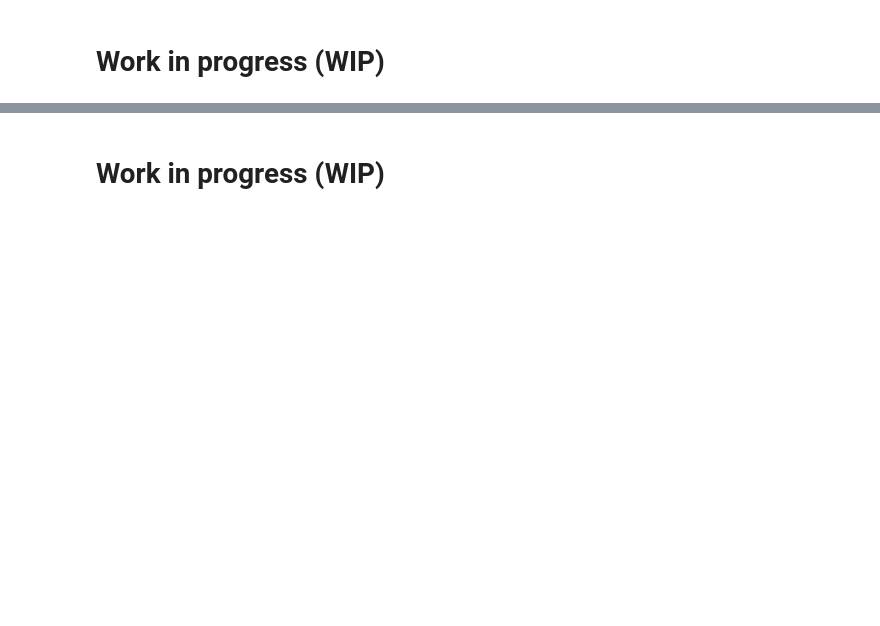
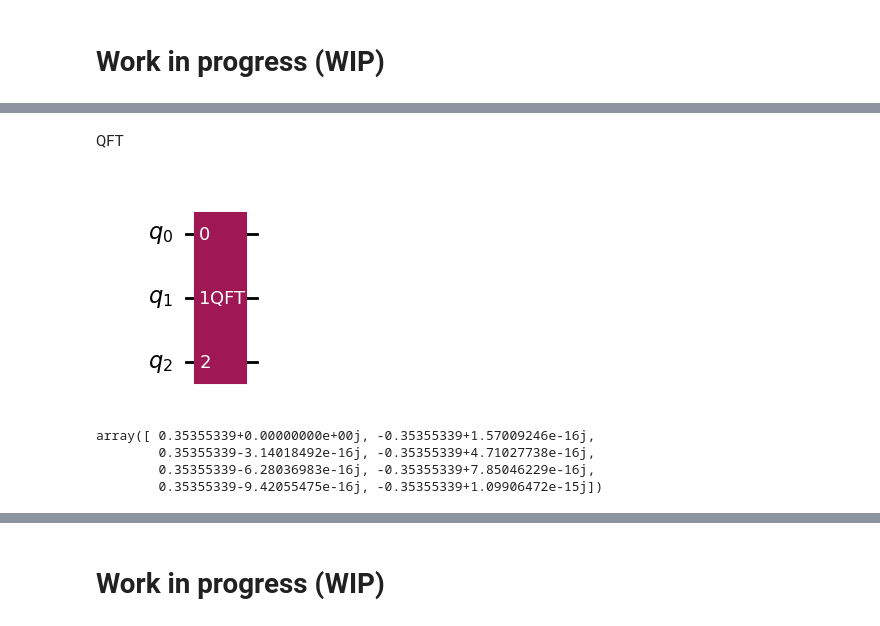
Before and after one commit to CarloLepelaars/q4p, a Jupyter notebook: nbs/06-shor.ipynb, the cells around one changed output, grey strips where cells are left out. Cells and saved outputs as stored; diff of their text form; code cells hidden in the pictures; blank space fills up the shorter version.

```diff
--- a/nbs/06-shor.ipynb
+++ b/nbs/06-shor.ipynb
@@ -81,0 +77,14 @@ Total cost of Shor's algorithm is $O(n^3)$. This is because the controlled unita
+# %% [markdown]
+QFT
+# %%
+qft_3_skq = QFT(n_qubits=3, inverse=False)
+qft_3_skq.draw(output='mpl')
+# %% [output]
+[figure, added]
+# %%
+qft_3_skq([0, 0, 0, 0, 1, 0, 0, 0])
+# %% [output]
+array([ 0.35355339+0.00000000e+00j, -0.35355339+1.57009246e-16j,
+        0.35355339-3.14018492e-16j, -0.35355339+4.71027738e-16j,
+        0.35355339-6.28036983e-16j, -0.35355339+7.85046229e-16j,
+        0.35355339-9.42055475e-16j, -0.35355339+1.09906472e-15j])
```
Also changed, not shown: parts of 25 cells of this notebook, 2 other files.
